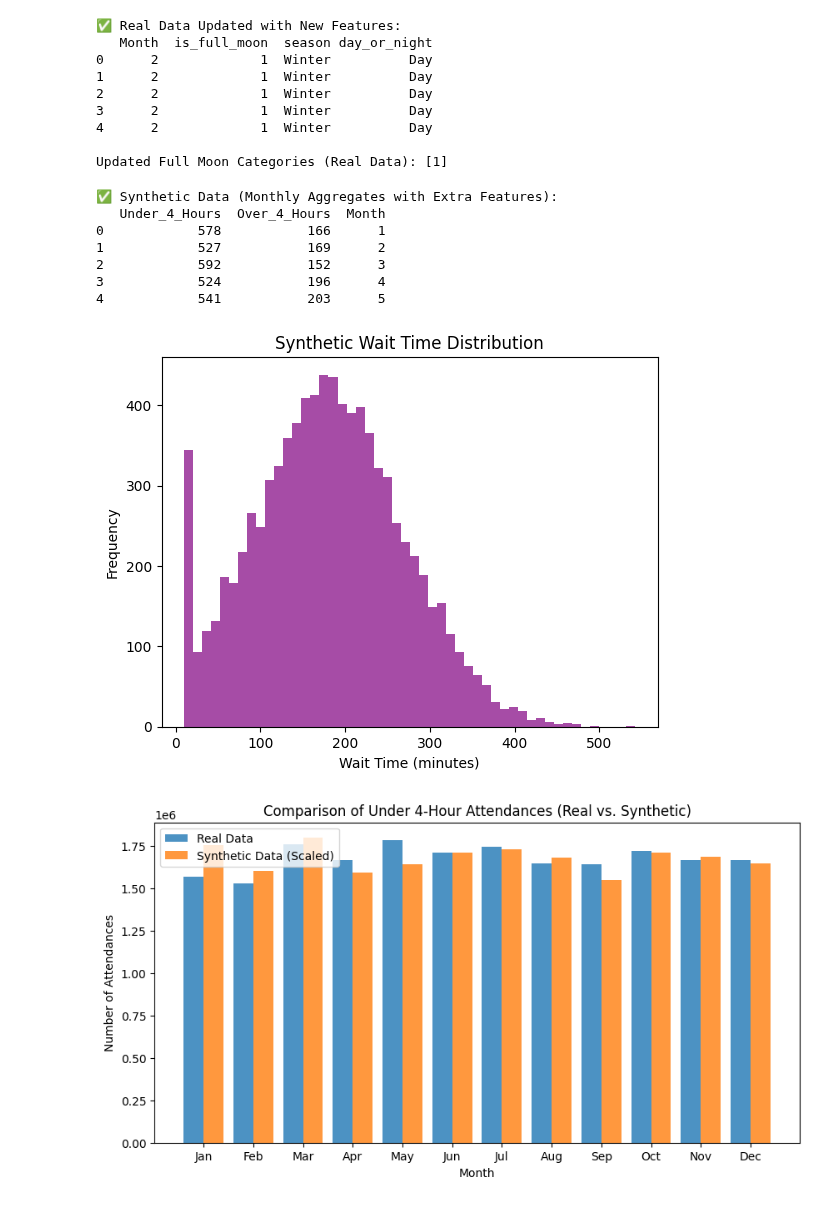
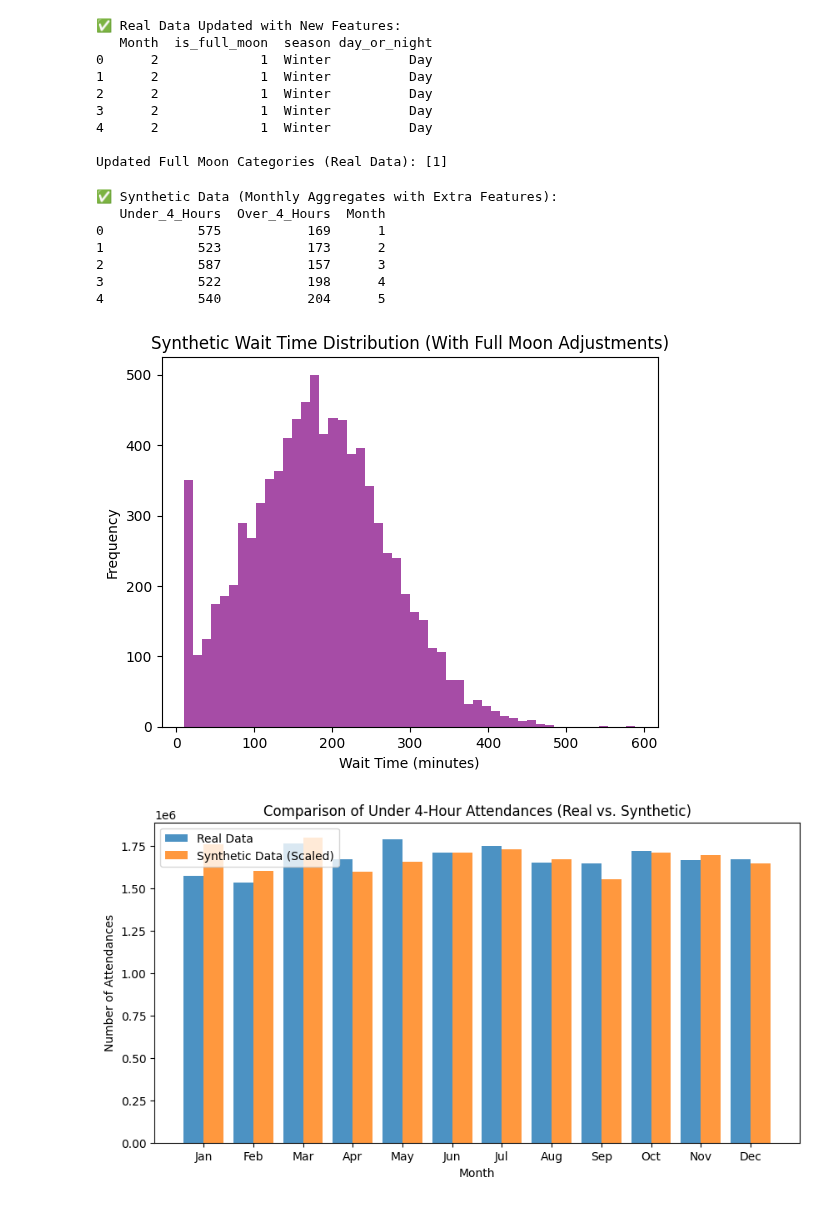
Before and after one commit to sophieboyle1/Final-Year-Project, a Jupyter notebook: src/synthetic_data_v2.ipynb, the cells around one changed output. Drawn from its saved outputs; the diff is of its cells as text; code cells hidden in the pictures.

Commit message:
adjust synthetic wait times for full moon

```diff
--- a/src/synthetic_data_v2.ipynb
+++ b/src/synthetic_data_v2.ipynb
@@ -102,11 +102,9 @@ full_moon_dates = [
 full_moon_dates = [datetime.strptime(date, "%Y-%m-%d") for date in full_moon_dates]
 
 def is_full_moon_in_month(month):
-    # Only mark months where the full moon falls ON or AFTER the 15th as "full moon months"
-    full_moon_months = set([fm.month for fm in full_moon_dates if fm.day >= 15])
-    return 1 if month in full_moon_months else 0
+    return 1 if any(fm.month == month and fm.day >= 15 for fm in full_moon_dates) else 0
 
-# Apply updated function to real data
+# Apply the fix in real data
 combined_data['is_full_moon'] = combined_data['Month'].apply(is_full_moon_in_month)
 
 # Define function for seasons
@@ -168,20 +166,32 @@ wait_times = np.clip(wait_times, 10, 600)  # Ensuring values are within a logica
 # Create DataFrame
 synthetic_df = pd.DataFrame(index=idx, data=wait_times, columns=["wait_time_minutes"])
 
-# Categorize into Under 4 Hours and Over 4 Hours
-synthetic_df['Under_4_Hours'] = (synthetic_df['wait_time_minutes'] <= 240).astype(int)
-synthetic_df['Over_4_Hours'] = (synthetic_df['wait_time_minutes'] > 240).astype(int)
-
-# Extract Month for Aggregation
-synthetic_df['Month'] = synthetic_df.index.month
-
-# Full Moon Dates (2024 Full Moon Calendar)
+# Full Moon Dates (2024 Full Moon Calendar) - MOVE THIS ABOVE FULL MOON ADJUSTMENT FUNCTION
 full_moon_dates = [
     "2024-01-25", "2024-02-24", "2024-03-25", "2024-04-23", "2024-05-23",
     "2024-06-21", "2024-07-21", "2024-08-19", "2024-09-17", "2024-10-17",
     "2024-11-15", "2024-12-15"
 ]
 full_moon_dates = [datetime.strptime(date, "%Y-%m-%d") for date in full_moon_dates]
+
+# Function to adjust wait times during full moons (AFTER full_moon_dates is defined)
+def adjust_for_full_moon(date, base_wait_time):
+    """Increase wait times on full moon days."""
+    if date.date() in [fm.date() for fm in full_moon_dates]:
+        return base_wait_time * np.random.uniform(1.1, 1.3)  # Increase by 10-30%
+    return base_wait_time
+
+# Apply full moon effect ON EXISTING wait_time_minutes values
+synthetic_df['wait_time_minutes'] = synthetic_df.index.map(
+    lambda dt: adjust_for_full_moon(dt, synthetic_df.loc[dt, 'wait_time_minutes'])
+)
+
+# Categorize into Under 4 Hours and Over 4 Hours (Recalculate after full moon adjustment)
+synthetic_df['Under_4_Hours'] = (synthetic_df['wait_time_minutes'] <= 240).astype(int)
+synthetic_df['Over_4_Hours'] = (synthetic_df['wait_time_minutes'] > 240).astype(int)
+
+# Extract Month for Aggregation
+synthetic_df['Month'] = synthetic_df.index.month
 
 # Function to check if a date is a full moon
 def is_full_moon(date):
@@ -204,41 +214,41 @@ def get_season(month):
 # Apply season mapping
 synthetic_df['season'] = synthetic_df.index.month.map(get_season)
 
 # Define Day/Night Cycle
 def day_or_night(hour):
     return 'Day' if 7 <= hour < 19 else 'Night'
 
 # Apply day/night feature
 synthetic_df['day_or_night'] = synthetic_df.index.hour.map(day_or_night)
 
 # Aggregate by month for comparison
 synthetic_monthly = synthetic_df.resample('M').sum()[['Under_4_Hours', 'Over_4_Hours']]
 synthetic_monthly['Month'] = synthetic_monthly.index.month
 synthetic_monthly.reset_index(drop=True, inplace=True)
 
 # Ensure Scaling Factor is Applied to Full Data (Not Just Monthly Aggregates)
 scaling_factor = combined_data['Total Attendances < 4 hours'].sum() / synthetic_df['Under_4_Hours'].sum()
 synthetic_df['Under_4_Hours_Scaled'] = synthetic_df['Under_4_Hours'] * scaling_factor
 
 # ✅ Check if the scaling worked
 print("\n✅ Synthetic Data (Monthly Aggregates with Extra Features):")
 print(synthetic_monthly.head())
 
 # 🔹 **Visualize Wait Time Distribution**
-plt.hist(wait_times, bins=50, color='purple', alpha=0.7)
-plt.title("Synthetic Wait Time Distribution")
+plt.hist(synthetic_df['wait_time_minutes'], bins=50, color='purple', alpha=0.7)
+plt.title("Synthetic Wait Time Distribution (With Full Moon Adjustments)")
 plt.xlabel("Wait Time (minutes)")
 plt.ylabel("Frequency")
 plt.show()
 # %% [output]
 ✅ Synthetic Data (Monthly Aggregates with Extra Features):
    Under_4_Hours  Over_4_Hours  Month
-0            578           166      1
-1            527           169      2
-2            592           152      3
-3            524           196      4
-4            541           203      5
+0            575           169      1
+1            523           173      2
+2            587           157      3
+3            522           198      4
+4            540           204      5
-[figure, old version]
+[figure, new version]
 # %%
 import matplotlib.pyplot as plt
 
```
Also changed, not shown: parts of 2 cells of this notebook.
